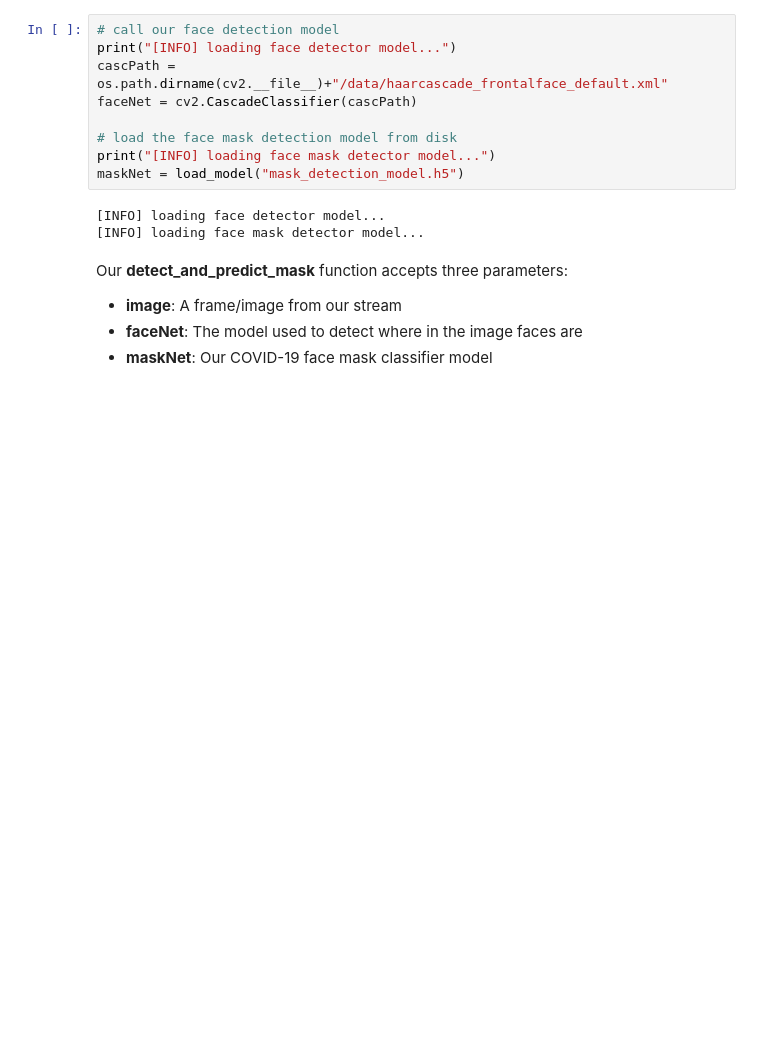
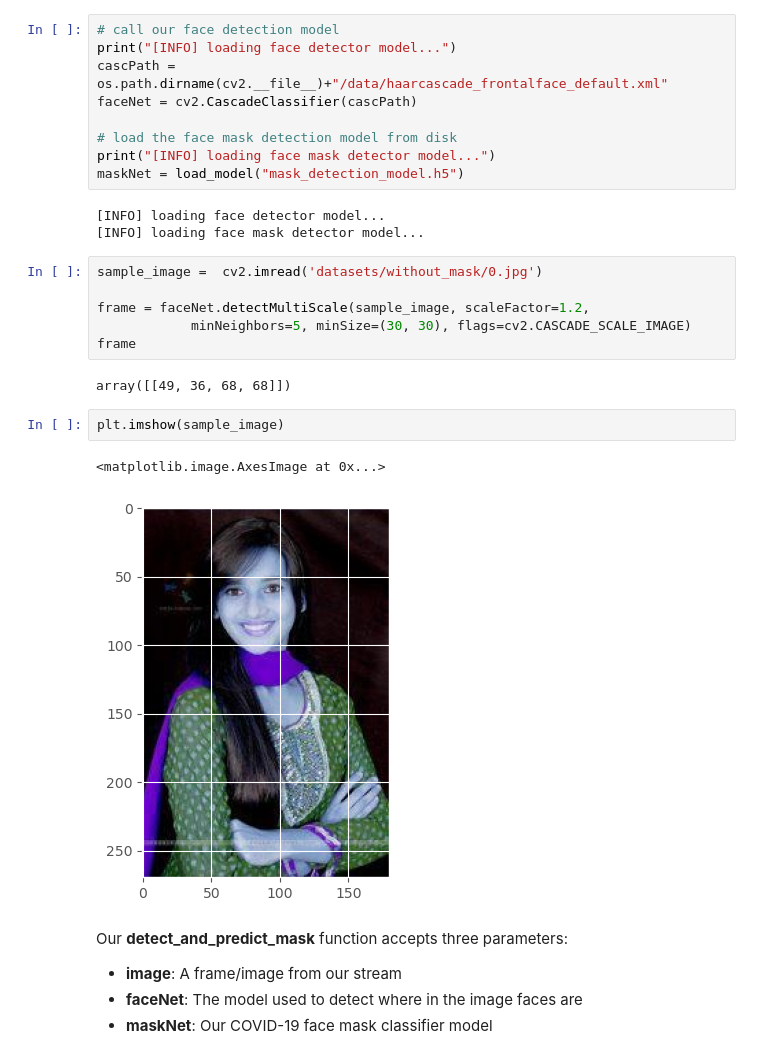
Before and after one commit to rauzansumara/introduction-to-machine-learning, a Jupyter notebook: 7. CNN Using Python.ipynb, the cells around one changed output. Drawn from its saved outputs; the diff is of its cells as text; blank space fills up the shorter version.

```diff
--- a/7. CNN Using Python.ipynb
+++ b/7. CNN Using Python.ipynb
@@ -361,6 +370,19 @@ maskNet = load_model("mask_detection_model.h5")
 # %% [output]
 [INFO] loading face detector model...
 [INFO] loading face mask detector model...
+# %%
+sample_image = 	cv2.imread('datasets/without_mask/0.jpg')
+
+frame = faceNet.detectMultiScale(sample_image, scaleFactor=1.2,
+        	minNeighbors=5, minSize=(30, 30), flags=cv2.CASCADE_SCALE_IMAGE)
+frame
+# %% [output]
+array([[49, 36, 68, 68]])
+# %%
+plt.imshow(sample_image)
+# %% [output]
+<matplotlib.image.AxesImage at 0x...>
+[figure, added]
 # %% [markdown]
 Our **detect_and_predict_mask** function accepts three parameters:
 
```
Also changed, not shown: parts of 14 cells of this notebook, 2 other files.
